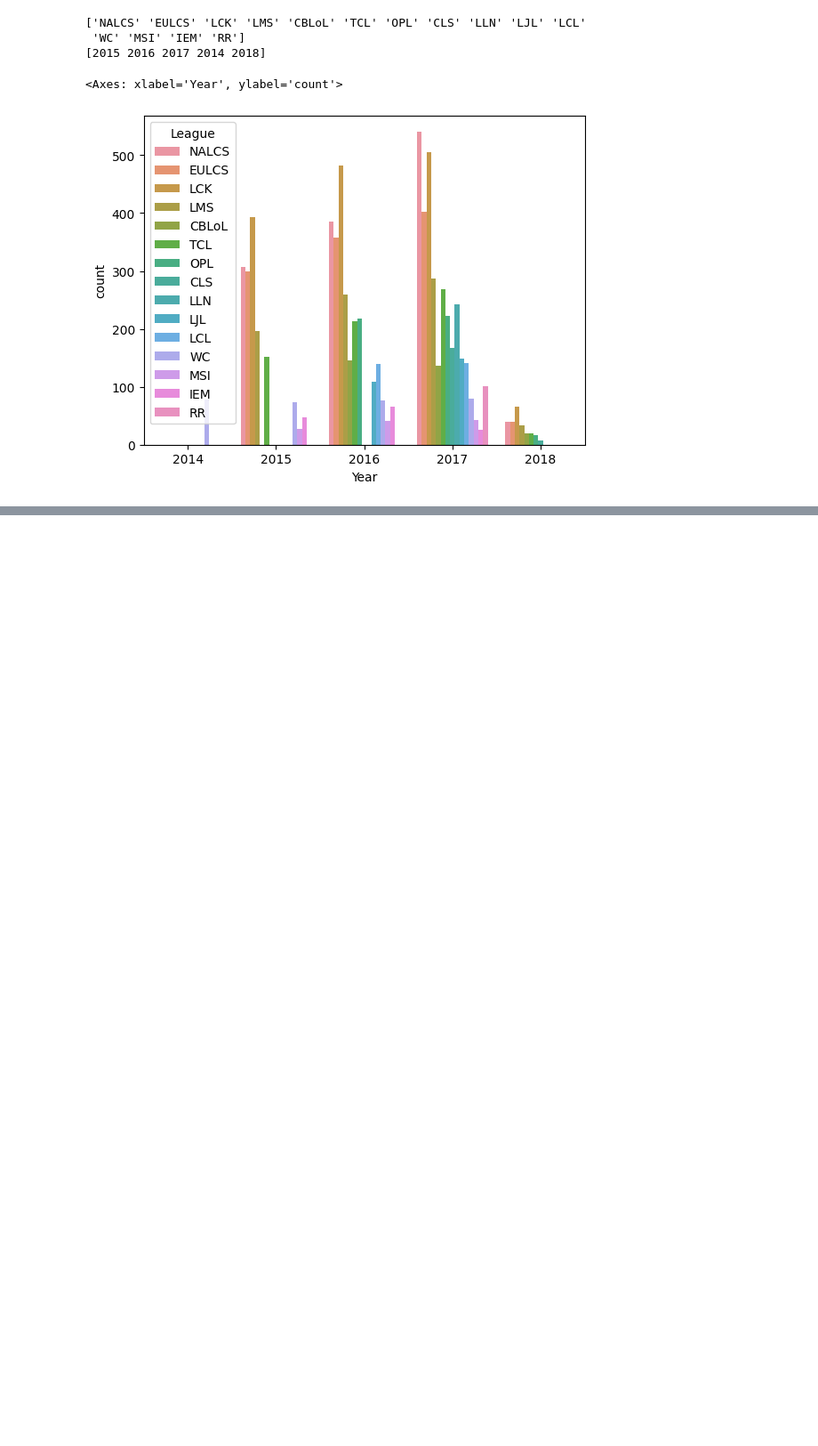
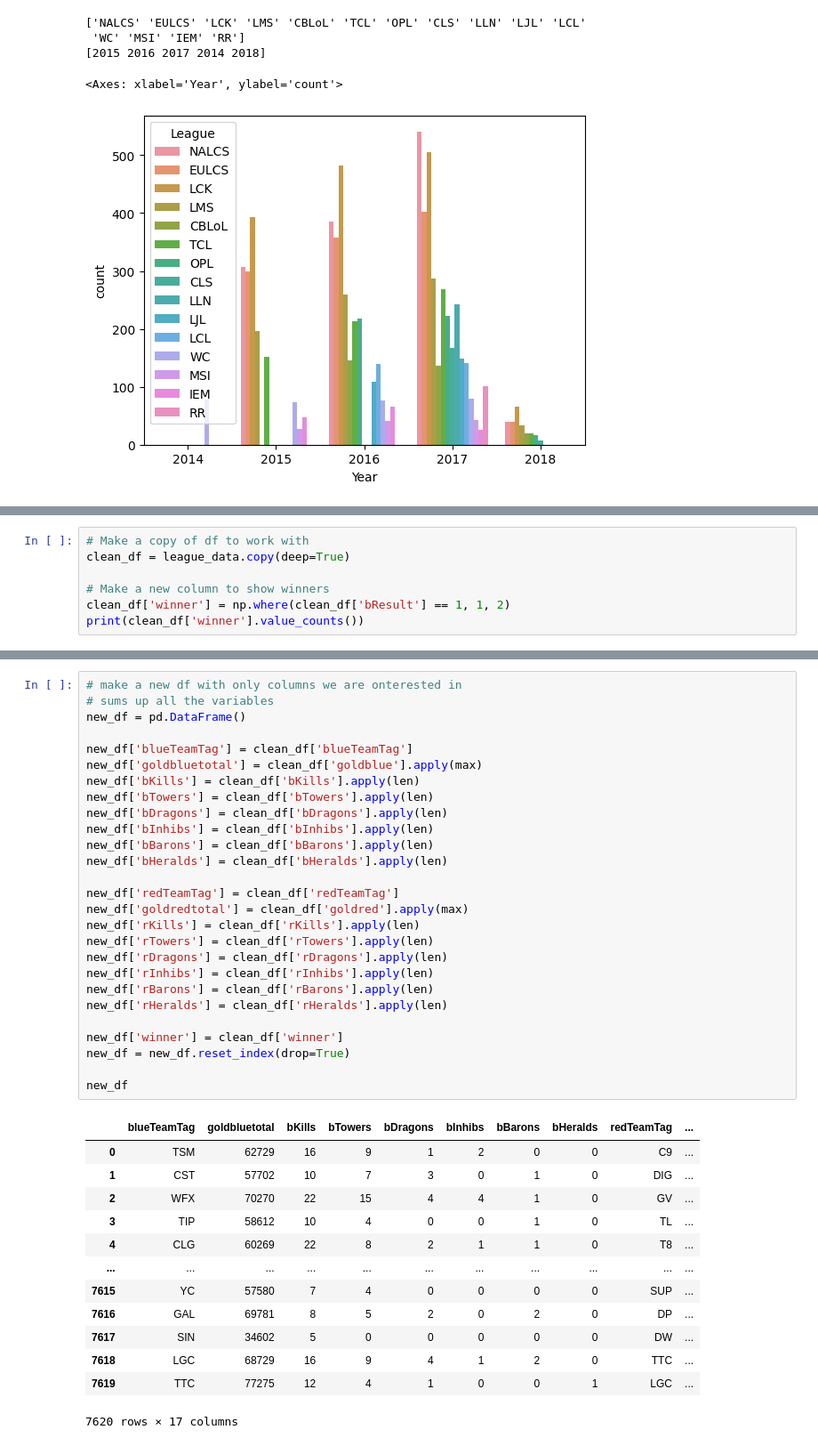
Before and after one commit to oscarqjh/NTU_SC1015_Project, a Jupyter notebook: EDA.ipynb, the cells around one changed output, grey strips where cells are left out. Shown at 89% size. Saved outputs shown, nothing was run; the diff lists cells and outputs as text; blank space fills up the shorter version.

```diff
--- a/EDA.ipynb
+++ b/EDA.ipynb
@@ -162,0 +183,7 @@ plt.show()
+# %%
+# Make a copy of df to work with
+clean_df = league_data.copy(deep=True)
+
+# Make a new column to show winners
+clean_df['winner'] = np.where(clean_df['bResult'] == 1, 1, 2)
+print(clean_df['winner'].value_counts())
@@ -162,0 +221,41 @@ plt.show()
+# %%
+# make a new df with only columns we are onterested in
+# sums up all the variables
+new_df = pd.DataFrame()
+
+new_df['blueTeamTag'] = clean_df['blueTeamTag']
+new_df['goldbluetotal'] = clean_df['goldblue'].apply(max)
+new_df['bKills'] = clean_df['bKills'].apply(len)
+new_df['bTowers'] = clean_df['bTowers'].apply(len)
+new_df['bDragons'] = clean_df['bDragons'].apply(len)
+new_df['bInhibs'] = clean_df['bInhibs'].apply(len)
+new_df['bBarons'] = clean_df['bBarons'].apply(len)
+new_df['bHeralds'] = clean_df['bHeralds'].apply(len)
+
+new_df['redTeamTag'] = clean_df['redTeamTag']
+new_df['goldredtotal'] = clean_df['goldred'].apply(max)
+new_df['rKills'] = clean_df['rKills'].apply(len)
+new_df['rTowers'] = clean_df['rTowers'].apply(len)
+new_df['rDragons'] = clean_df['rDragons'].apply(len)
+new_df['rInhibs'] = clean_df['rInhibs'].apply(len)
+new_df['rBarons'] = clean_df['rBarons'].apply(len)
+new_df['rHeralds'] = clean_df['rHeralds'].apply(len)
+
+new_df['winner'] = clean_df['winner']
+new_df = new_df.reset_index(drop=True)
+
+new_df
+# %% [output]
+|  | blueTeamTag | goldbluetotal | bKills | bTowers | bDragons | bInhibs | bBarons | bHeralds | redTeamTag | ... |
+| 0 | TSM | 62729 | 16 | 9 | 1 | 2 | 0 | 0 | C9 | ... |
+| 1 | CST | 57702 | 10 | 7 | 3 | 0 | 1 | 0 | DIG | ... |
+| 2 | WFX | 70270 | 22 | 15 | 4 | 4 | 1 | 0 | GV | ... |
+| 3 | TIP | 58612 | 10 | 4 | 0 | 0 | 1 | 0 | TL | ... |
+| 4 | CLG | 60269 | 22 | 8 | 2 | 1 | 1 | 0 | T8 | ... |
+| ... | ... | ... | ... | ... | ... | ... | ... | ... | ... | ... |
+| 7615 | YC | 57580 | 7 | 4 | 0 | 0 | 0 | 0 | SUP | ... |
+| 7616 | GAL | 69781 | 8 | 5 | 2 | 0 | 2 | 0 | DP | ... |
+| 7617 | SIN | 34602 | 5 | 0 | 0 | 0 | 0 | 0 | DW | ... |
+| 7618 | LGC | 68729 | 16 | 9 | 4 | 1 | 2 | 0 | TTC | ... |
+| 7619 | TTC | 77275 | 12 | 4 | 1 | 0 | 0 | 1 | LGC | ... |
+7620 rows × 17 columns
```
Also changed, not shown: parts of 13 cells of this notebook.
